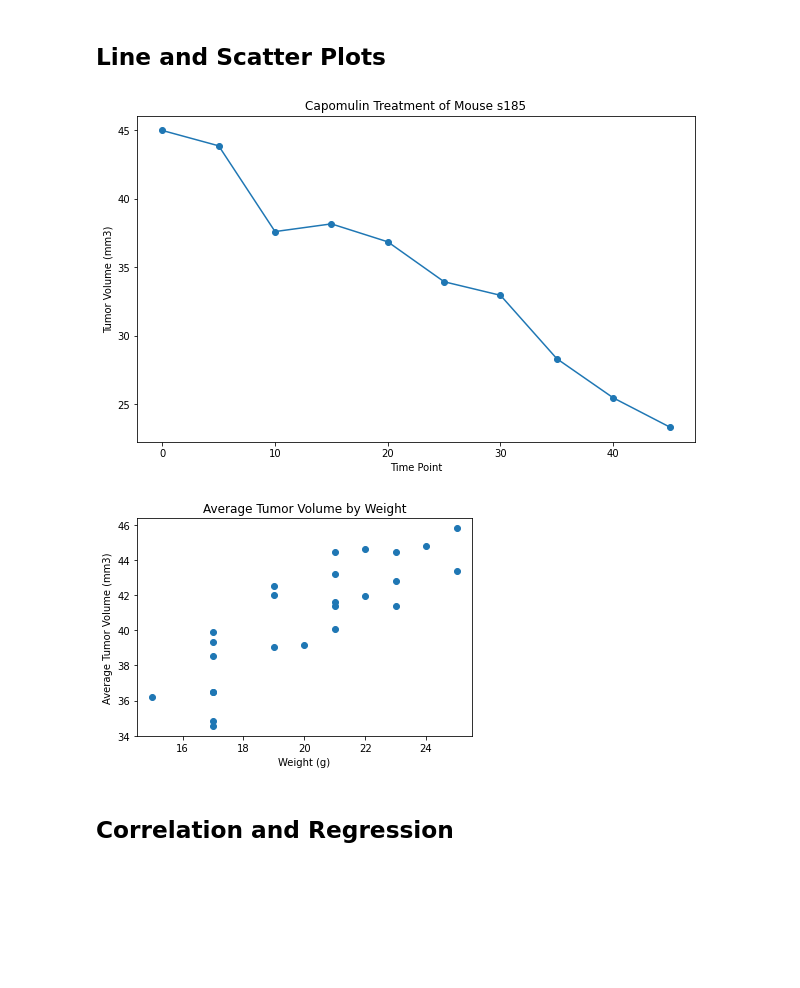
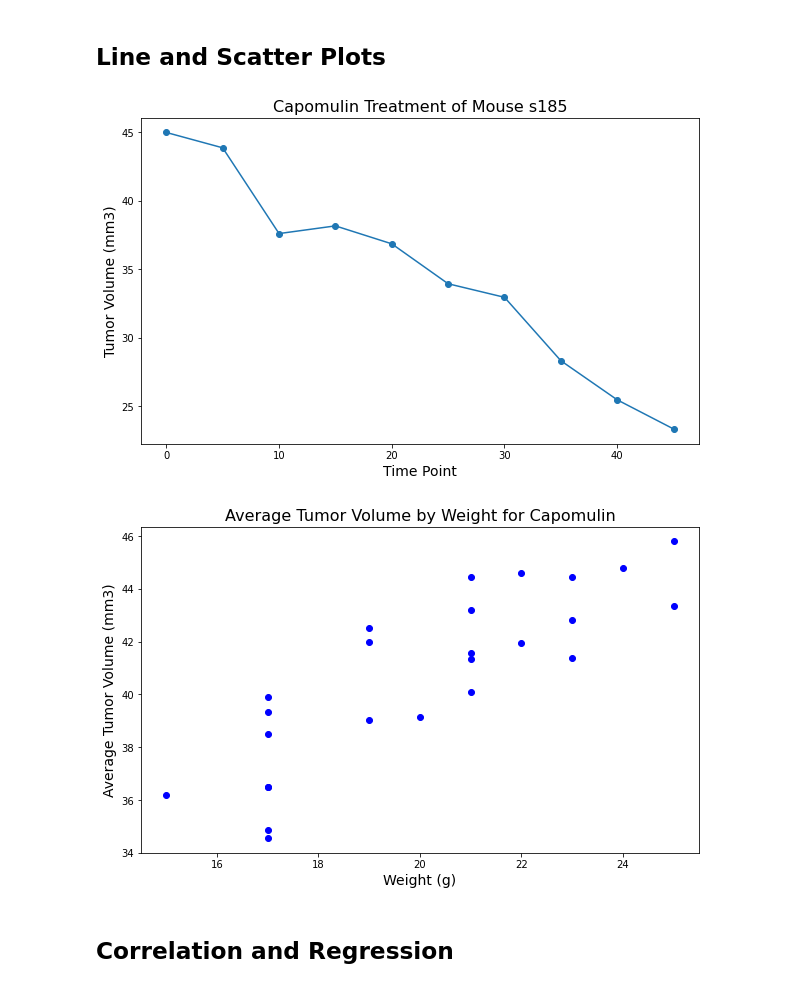
Before and after one commit to itsnameeta/Pymaceuticals, a Jupyter notebook: pymaceuticals_final.ipynb, the cells around one changed output. Saved outputs shown, nothing was run; the diff lists cells and outputs as text; code cells hidden in the pictures; blank space fills up the shorter version.

```diff
--- a/pymaceuticals_final.ipynb
+++ b/pymaceuticals_final.ipynb
@@ -372,38 +374,40 @@ mouse = data_df.loc[data_df['Mouse ID'] == 's185']
 # Plot a line chart with the time values on the x-axis and the tumor volume values on the y-axis and Add labels and title to plot
 fig1, ax1 = plt.subplots(figsize=(10, 6))
 plt.plot(mouse['Timepoint'], mouse['Tumor Volume (mm3)'], marker = 'o')
-plt.xlabel("Time Point")
-plt.ylabel("Tumor Volume (mm3)")
-plt.title("Capomulin Treatment of Mouse s185")
-plt.savefig('Capomulin Treatment of Mouse s185".png')
+plt.xlabel("Time Point", fontsize =14)
+plt.ylabel("Tumor Volume (mm3)",fontsize =14)
+plt.title("Capomulin Treatment of Mouse s185",fontsize =16)
+plt.savefig('data/Capomulin Treatment of Mouse s185".png')
 plt.show()
 # %% [output]
-[figure, old version]
+[figure, new version]
 # %%
 #8. Generate a scatter plot of mouse weight versus average tumour volume for the Capomulin treatment regimen.
 
 # Store data for the Capomulin regimen
 capomulin_df = data_df.loc[data_df['Drug Regimen'] == 'Capomulin']
 
 # Calculate average tumor volume for each mouse
 avg_vol_df = pd.DataFrame(capomulin_df.groupby('Mouse ID')['Tumor Volume (mm3)'].mean().sort_values()).reset_index().rename(columns={'Tumor Volume (mm3)': 'avg_tumor_vol'})
 
 # Merge average tumor volume onto data_df and drop duplicates
 avg_vol_df = pd.merge(capomulin_df, avg_vol_df, on='Mouse ID')
 final_avg_vol_df = avg_vol_df[['Weight (g)', 'avg_tumor_vol']].drop_duplicates()
 final_avg_vol_df
 
 x = final_avg_vol_df['Weight (g)']
 y = final_avg_vol_df['avg_tumor_vol']
 
 # Create a scatter plot based on new dataframe above with circle markers and listed colors
-plt.scatter(x, y)
-plt.xlabel("Weight (g)")
-plt.ylabel("Average Tumor Volume (mm3)")
-plt.title('Average Tumor Volume by Weight')
+fig1, ax1 = plt.subplots(figsize=(10, 6))
+plt.scatter(x, y, color="blue")
+plt.xlabel("Weight (g)", fontsize =14)
+plt.ylabel("Average Tumor Volume (mm3)", fontsize =14)
+plt.title("Average Tumor Volume by Weight for Capomulin",fontsize =16)
+plt.savefig("data/Average Tumor Volume by Weight for Capomulin.png", bbox_inches = "tight")
 plt.show()
 # %% [output]
-[figure, old version]
+[figure, new version]
 # %% [markdown]
 ## Correlation and Regression
 # %%
```
Also changed, not shown: parts of 7 cells of this notebook, 10 other files.
